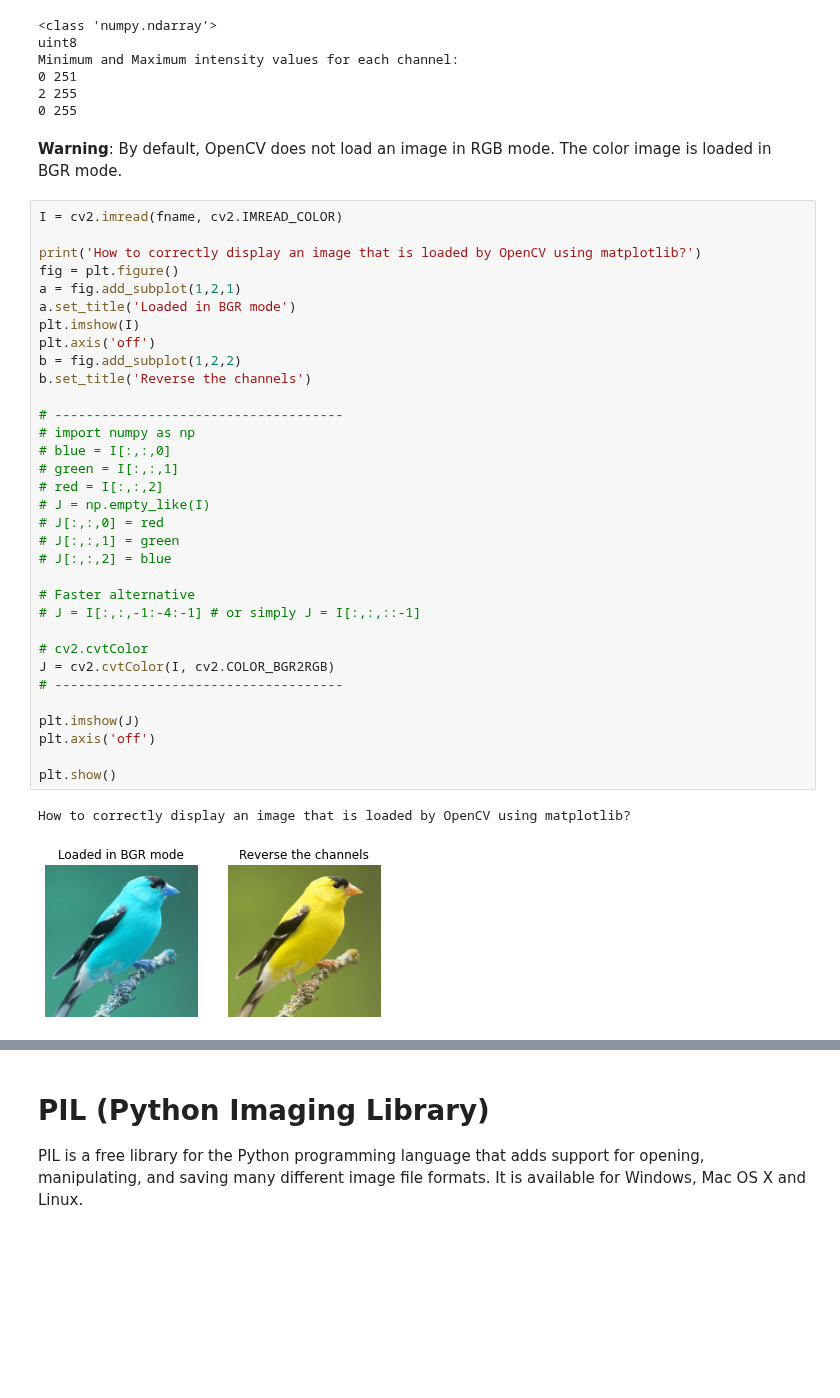
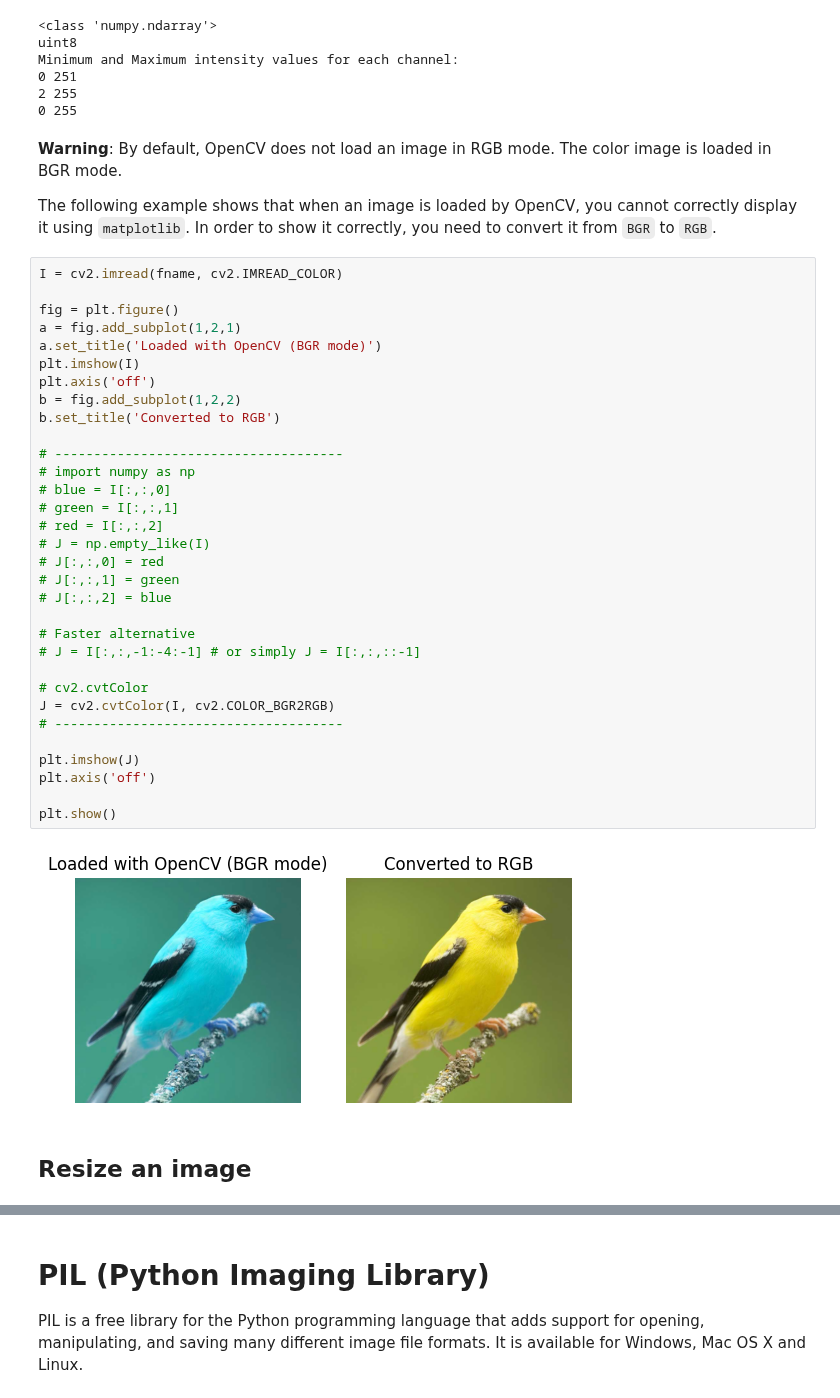
Before and after one commit to ashkan-abbasi66/python-comments, a Jupyter notebook: guide_image_basics_git.ipynb, the cells around one changed output, grey strips where cells are left out. Cells and saved outputs as stored; diff of their text form; blank space fills up the shorter version.

```diff
--- a/guide_image_basics_git.ipynb
+++ b/guide_image_basics_git.ipynb
@@ -145,39 +145,41 @@ Minimum and Maximum intensity values for each channel:
 0 255
 # %% [markdown]
 **Warning**: By default, OpenCV does not load an image in RGB mode. The color image is loaded in BGR mode.
+
+The following example shows that when an image is loaded by OpenCV, you cannot correctly display it using `matplotlib`. In order to show it correctly, you need to convert it from `BGR` to `RGB`.
 # %%
 I = cv2.imread(fname, cv2.IMREAD_COLOR)
 
-print('How to correctly display an image that is loaded by OpenCV using matplotlib?')
 fig = plt.figure()
 a = fig.add_subplot(1,2,1)
-a.set_title('Loaded in BGR mode')
+a.set_title('Loaded with OpenCV (BGR mode)')
 plt.imshow(I)
 plt.axis('off')
 b = fig.add_subplot(1,2,2)
-b.set_title('Reverse the channels')
+b.set_title('Converted to RGB')
 
 # -------------------------------------
 # import numpy as np
 # blue = I[:,:,0]
 # green = I[:,:,1]
 # red = I[:,:,2]
 # J = np.empty_like(I)
 # J[:,:,0] = red
 # J[:,:,1] = green
 # J[:,:,2] = blue
 
 # Faster alternative
 # J = I[:,:,-1:-4:-1] # or simply J = I[:,:,::-1]
 
 # cv2.cvtColor
 J = cv2.cvtColor(I, cv2.COLOR_BGR2RGB)
 # -------------------------------------
 
 plt.imshow(J)
 plt.axis('off')
 
 plt.show()
 # %% [output]
-How to correctly display an image that is loaded by OpenCV using matplotlib?
-[figure, old version]
+[figure, new version]
+# %% [markdown]
+## Resize an image <a name='cv2-resize'></a>
```
Also changed, not shown: parts of 8 cells of this notebook.
